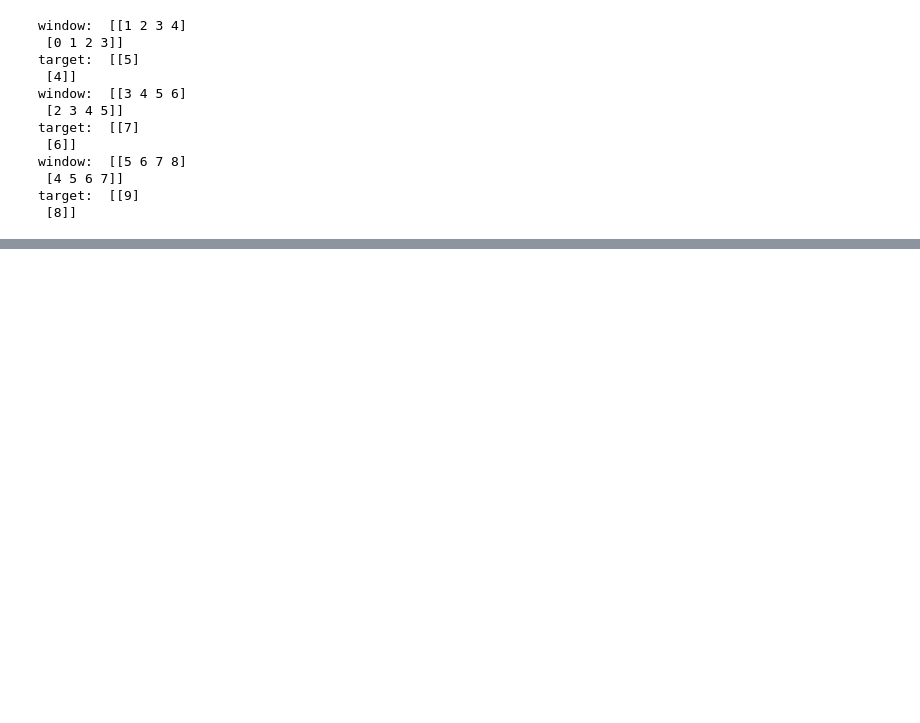
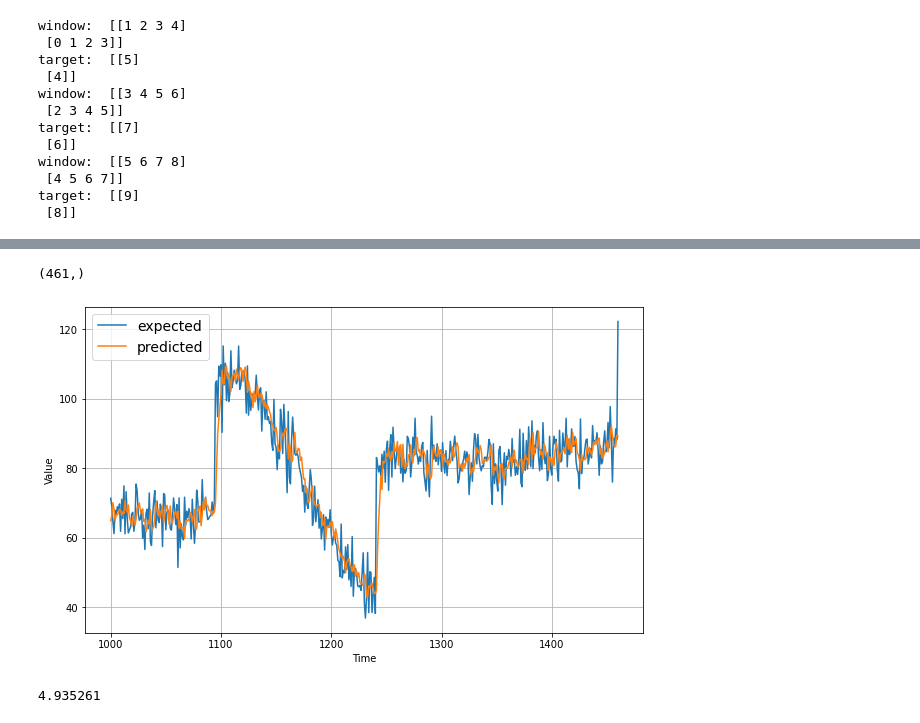
Before and after one commit to AEsir777/some-data-analysis-project, a Jupyter notebook: time series forcasting/Time Windows.ipynb, the cells around one changed output, grey strips where cells are left out. Drawn from its saved outputs; the diff is of its cells as text; code cells hidden in the pictures; blank space fills up the shorter version.

```diff
--- a/time series forcasting/Time Windows.ipynb
+++ b/time series forcasting/Time Windows.ipynb
@@ -124,0 +440,21 @@ target:  [[9]
+# %%
+tf.keras.backend.clear_session()
+tf.random.set_seed(20902490)
+np.random.seed(2092490)
+
+window_size = 30
+train_set = window_dataset(x_train, window_size)
+valid_set = window_dataset(x_valid, window_size)
+
+model = tf.keras.models.Sequential([
+    tf.keras.layers.Dense(1, input_shape=(window_size, ))
+])
+model.compile(loss=tf.keras.losses.Huber(),
+              optimizer = tf.keras.optimizers.SGD(learning_rate=1e-5, momentum=0.9),
+              metrics=["mae"])
+
+# patience:
+# number of epochs with no improvement after which training will be stopped
+early_stopping = tf.keras.callbacks.EarlyStopping(patience=10)
+history = model.fit(train_set, epochs=500, validation_data=valid_set, callbacks=[early_stopping])
+# stops at 160 epoches
@@ -125,10 +479,10 @@ target:  [[9]
 # %%
-def window_dataset(series, window_size, batch_size=32,
-                   shuffle_buffer=1000):
+def model_forecast(model, series, window_size):
     dataset = tf.data.Dataset.from_tensor_slices(series)
-    dataset = dataset.window(window_size + 1, shift=1, drop_remainder=True)
-    dataset = dataset.flat_map(lambda window: window.batch(window_size + 1))
-    dataset = dataset.shuffle(shuffle_buffer)
-    dataset = dataset.map(lambda window: (window[:-1], window[-1]))
-    dataset = dataset.batch(batch_size).prefetch(1)
-    return dataset
+    dataset = dataset.window(window_size, shift=1, drop_remainder=True)
+    dataset = dataset.flat_map(lambda window: window.batch(window_size))
+    dataset = dataset.batch(32).prefetch(1)
+    forecast = model.predict(dataset)
+    return forecast
+# %%
+lin_forecast = model_forecast(model, series[split_time - window_size: -1], window_size)
@@ -134,0 +491,15 @@ def window_dataset(series, window_size, batch_size=32,
+# %%
+lin_forecast = lin_forecast[:, 0]
+lin_forecast.shape
+# %% [output]
+(461,)
+# %%
+plt.figure(figsize=(10, 6))
+plot_series(time_valid, x_valid, label="expected")
+plot_series(time_valid, lin_forecast, label="predicted")
+# %% [output]
+[figure, added]
+# %%
+tf.keras.metrics.mean_absolute_error(x_valid, lin_forecast).numpy()
+# %% [output]
+4.935261
```
Also changed, not shown: parts of 30 cells of this notebook.
